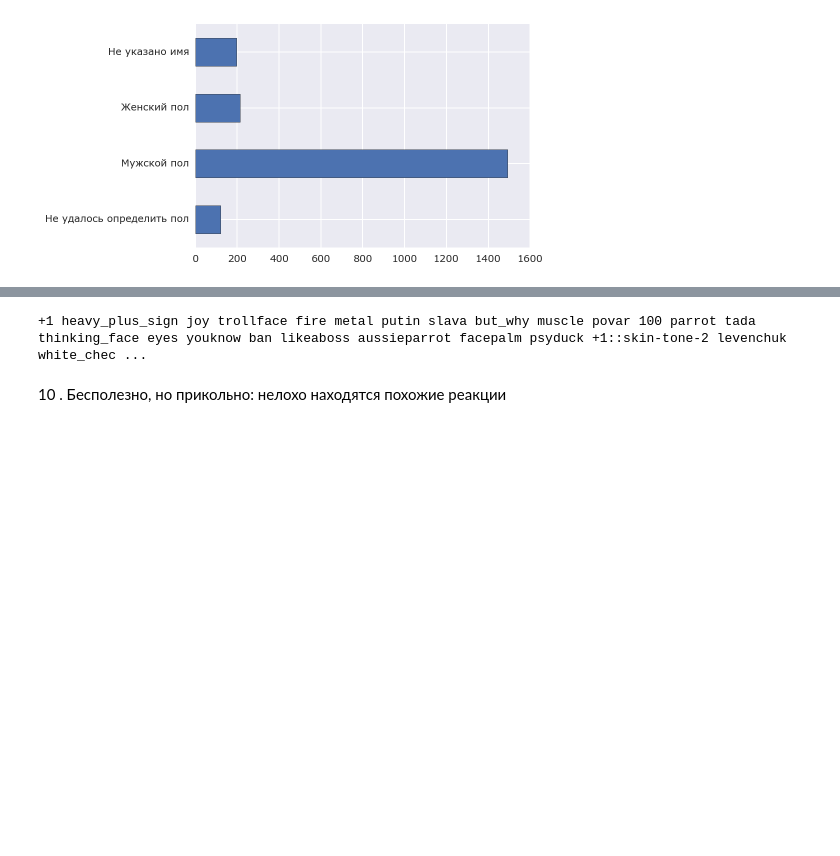
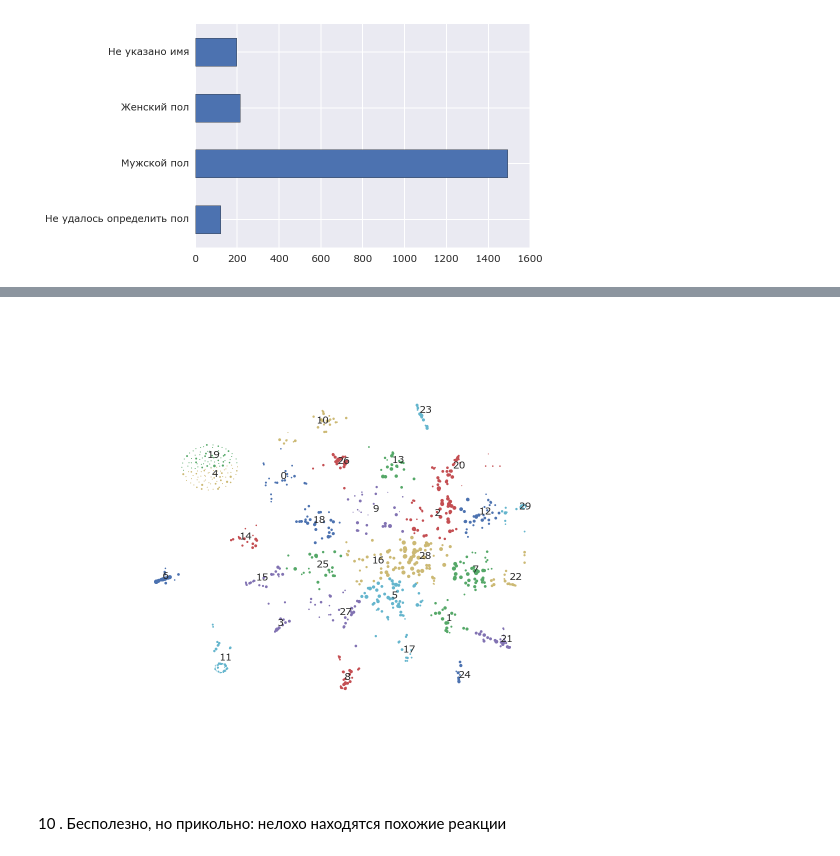
Before and after one commit to alexanderkuk/analyze-ods, a Jupyter notebook: notes.ipynb, the cells around one changed output, grey strips where cells are left out. Drawn from its saved outputs; the diff is of its cells as text; code cells hidden in the pictures; blank space fills up the shorter version.

```diff
--- a/notes.ipynb
+++ b/notes.ipynb
@@ -116,0 +120,3 @@ for gender in (FEMALE, MALE):
+# %%
+%run -n main.py
+order, points = tsne_users(text_messages)
@@ -116,0 +125,2 @@ for gender in (FEMALE, MALE):
+# %%
+labels, centers = cluster_tsne_users(points)
@@ -116,0 +136,5 @@ for gender in (FEMALE, MALE):
+# %%
+%run -n main.py
+show_tsne_users(order, points, labels, centers)
+# %% [output]
+[figure, added]
@@ -117,9 +150,7 @@ for gender in (FEMALE, MALE):
 # %%
 reactions = list(get_reactions_top(text_messages))
 # %%
-show_emojis(reactions[:500])
+# show_emojis(reactions[:500])
-# %% [output]
-+1 heavy_plus_sign joy trollface fire metal putin slava but_why muscle povar 100 parrot tada thinking_face eyes youknow ban likeaboss aussieparrot facepalm psyduck +1::skin-tone-2 levenchuk white_chec ...
 # %% [markdown]
 10 . Бесполезно, но прикольно: нелохо находятся похожие реакции
 # %%
```
Also changed, not shown: parts of 24 cells of this notebook, 14 other files.
